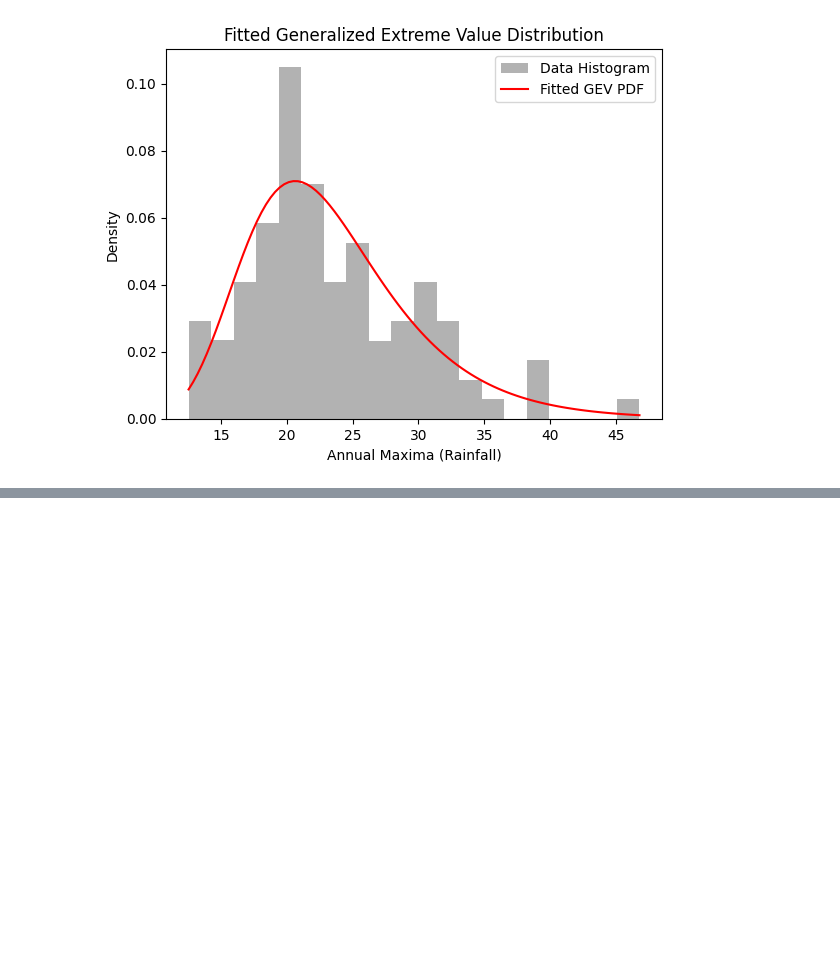
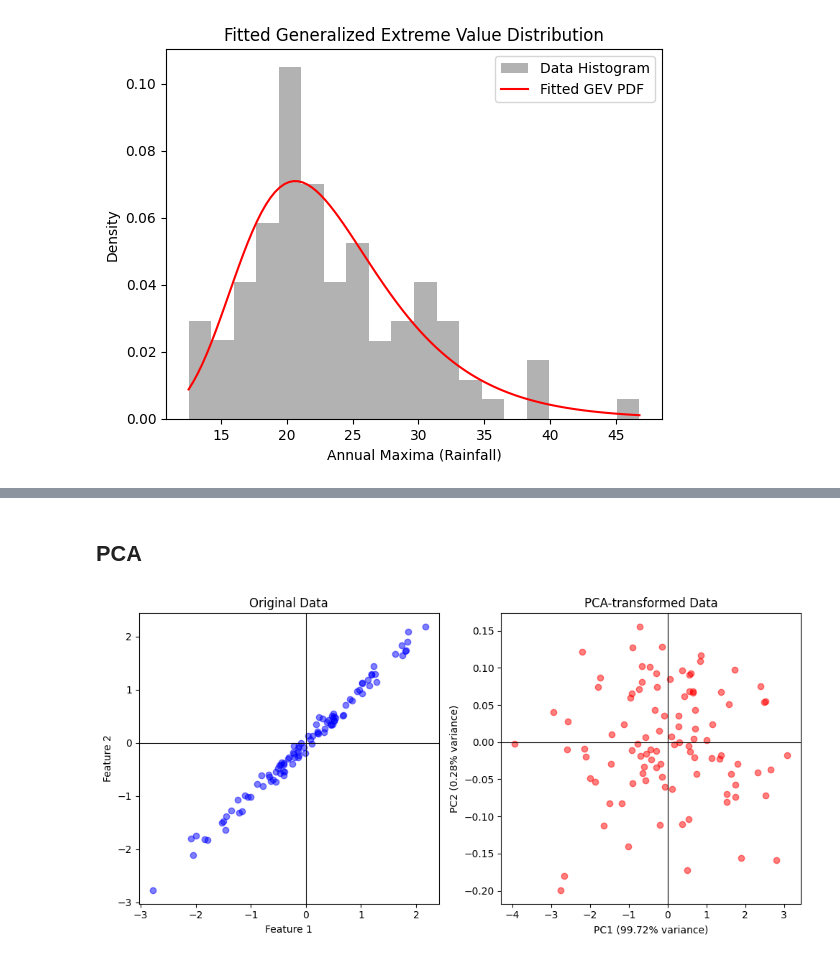
Before and after one commit to mghasemi19/Anomaly-detection-HEP, a Jupyter notebook: Tutorial1.ipynb, the cells around one changed output, grey strips where cells are left out. Saved outputs shown, nothing was run; the diff lists cells and outputs as text; code cells hidden in the pictures; blank space fills up the shorter version.

```diff
--- a/Tutorial1.ipynb
+++ b/Tutorial1.ipynb
@@ -387,0 +450,50 @@ Scale parameter (s): 5.186148872789918
+# %% [markdown]
+## PCA
+# %%
+import numpy as np
+import matplotlib.pyplot as plt
+from sklearn.decomposition import PCA
+from sklearn.preprocessing import StandardScaler
+
+# Generate a 2D dataset
+np.random.seed(42)
+x = np.random.normal(0, 1, 100)
+y = 2 * x + np.random.normal(0, 0.2, 100)
+data = np.column_stack((x, y))
+
+# Standardize the data
+scaler = StandardScaler()
+data_scaled = scaler.fit_transform(data)
+
+# Apply PCA
+pca = PCA(n_components=2)  # Keep both components for visualization
+data_pca = pca.fit_transform(data_scaled)
+
+# Explained variance ratio
+explained_variance = pca.explained_variance_ratio_
+
+# Plot the original data and principal components
+plt.figure(figsize=(10, 5))
+
+# Plot original data
+plt.subplot(1, 2, 1)
+plt.scatter(data_scaled[:, 0], data_scaled[:, 1], color='blue', alpha=0.5)
+plt.title("Original Data")
+plt.xlabel("Feature 1")
+plt.ylabel("Feature 2")
+plt.axhline(0, color='black', linewidth=0.8)
+plt.axvline(0, color='black', linewidth=0.8)
+
+# Plot data in PCA space
+plt.subplot(1, 2, 2)
+plt.scatter(data_pca[:, 0], data_pca[:, 1], color='red', alpha=0.5)
+plt.title("PCA-transformed Data")
+plt.xlabel(f"PC1 ({explained_variance[0]*100:.2f}% variance)")
+plt.ylabel(f"PC2 ({explained_variance[1]*100:.2f}% variance)")
+plt.axhline(0, color='black', linewidth=0.8)
+plt.axvline(0, color='black', linewidth=0.8)
+
+plt.tight_layout()
+plt.show()
+# %% [output]
+[figure, added]
```
Also changed, not shown: parts of 8 cells of this notebook.
